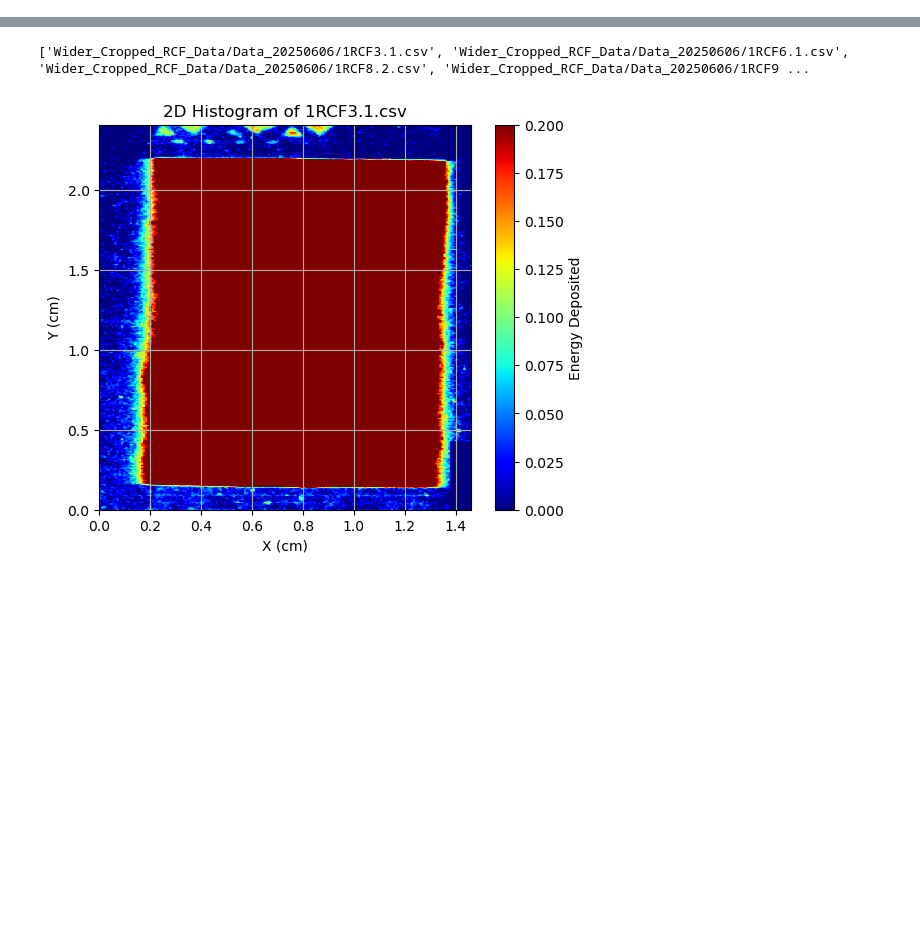
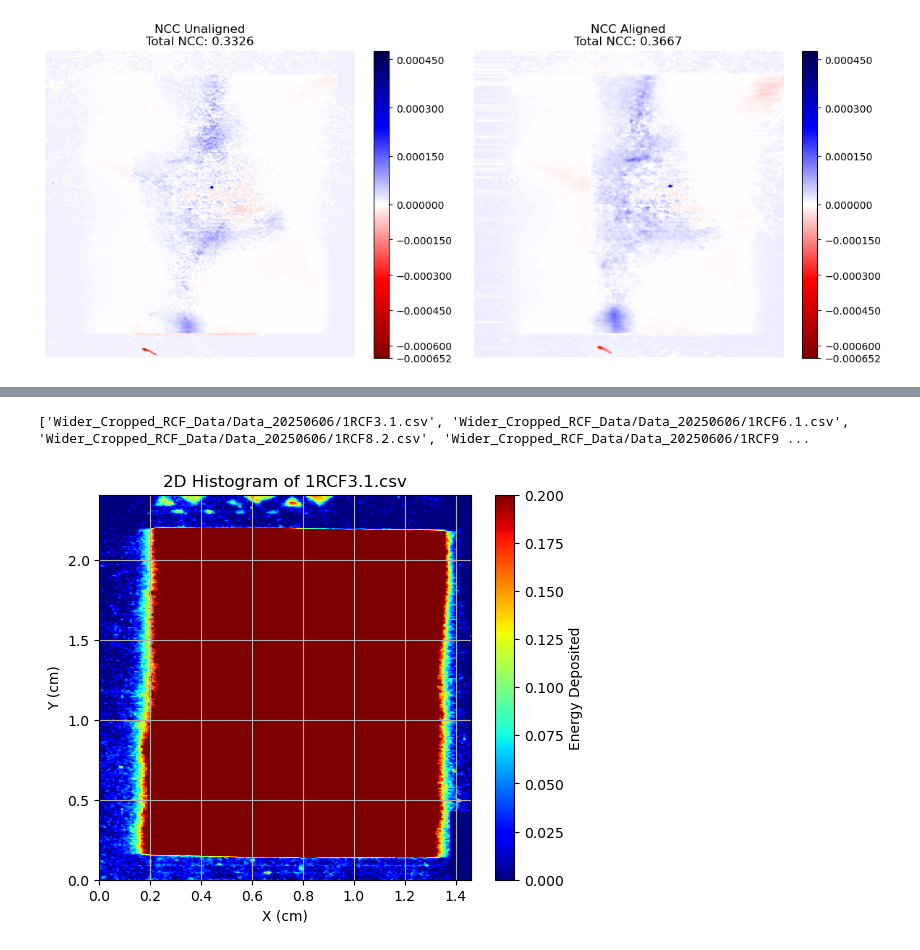
Before and after one commit to CCDyson/LION-BO, a Jupyter notebook: RCF_Centering.ipynb, the cells around one changed output, grey strips where cells are left out. Saved outputs shown, nothing was run; the diff lists cells and outputs as text; code cells hidden in the pictures; blank space fills up the shorter version.

```diff
--- a/RCF_Centering.ipynb
+++ b/RCF_Centering.ipynb
@@ -135,0 +140,55 @@ plt.show()
+# %%
+# Compute 2D NCC maps for the entire image
+from matplotlib.colors import TwoSlopeNorm
+from matplotlib.ticker import MaxNLocator
+
+img_mean = np.mean(img)
+img_mov_mean = np.mean(img_mov)
+aligned_image_mean = np.mean(aligned_image)
+
+ncc_map_unaligned_num = (img - img_mean) * (img_mov - img_mov_mean)
+ncc_map_unaligned_den = np.sqrt(np.sum((img - img_mean) ** 2) * np.sum((img_mov - img_mov_mean) ** 2))
+
+ncc_map_unaligned = ncc_map_unaligned_num / ncc_map_unaligned_den if ncc_map_unaligned_den != 0 else 0
+
+ncc_map_aligned_num = (img - img_mean) * (aligned_image - aligned_image_mean)
+ncc_map_aligned_den = np.sqrt(np.sum((img - img_mean) ** 2) * np.sum((aligned_image - aligned_image_mean) ** 2))
+
+ncc_map_aligned = ncc_map_aligned_num / ncc_map_aligned_den if ncc_map_aligned_den != 0 else 0
+
+total_ncc_unaligned = np.sum(ncc_map_unaligned)
+total_ncc_aligned = np.sum(ncc_map_aligned)
+
+fig, axs = plt.subplots(1, 2, figsize=(12, 5))
+combined_min = min(np.min(ncc_map_unaligned), np.min(ncc_map_aligned))
+combined_max = max(np.max(ncc_map_unaligned), np.max(ncc_map_aligned))
+
+norm = TwoSlopeNorm(vmin=combined_min, vcenter=0.0, vmax=combined_max)
+
+im0 = axs[0].imshow(ncc_map_unaligned, aspect='auto', cmap='seismic_r', norm=norm)
+axs[0].set_title(f'NCC Unaligned\nTotal NCC: {total_ncc_unaligned:.4g}')
+axs[0].axis('off')
+
+locator = MaxNLocator()
+tick_vals = locator.tick_values(combined_min, combined_max)
+
+tick_vals = np.unique(np.concatenate([tick_vals, [combined_min]]))
+
+cbar = plt.colorbar(im0, ax=axs[0], ticks=tick_vals)
+# cbar = plt.colorbar(im0, ax=axs[0])
+# auto_ticks = cbar.get_ticks()
+# extra_ticks = [-1, 1]
+# combined_ticks = np.unique(np.concatenate([auto_ticks, extra_ticks]))
+# cbar.set_ticks(combined_ticks)
+
+
+im1 = axs[1].imshow(ncc_map_aligned, aspect='auto', cmap='seismic_r', norm=norm)
+axs[1].set_title(f'NCC Aligned\nTotal NCC: {total_ncc_aligned:.4g}')
+axs[1].axis('off')
+plt.colorbar(im1, ax=axs[1], ticks=tick_vals)
+
+plt.tight_layout()
+# plt.savefig(f'12MeV_cascading_stack_{stack_num2}_ssd_maps.png', dpi=300, bbox_inches='tight')
+plt.show()
+# %% [output]
+[figure, added]
```
Also changed, not shown: parts of 6 cells of this notebook, 13 other files.
